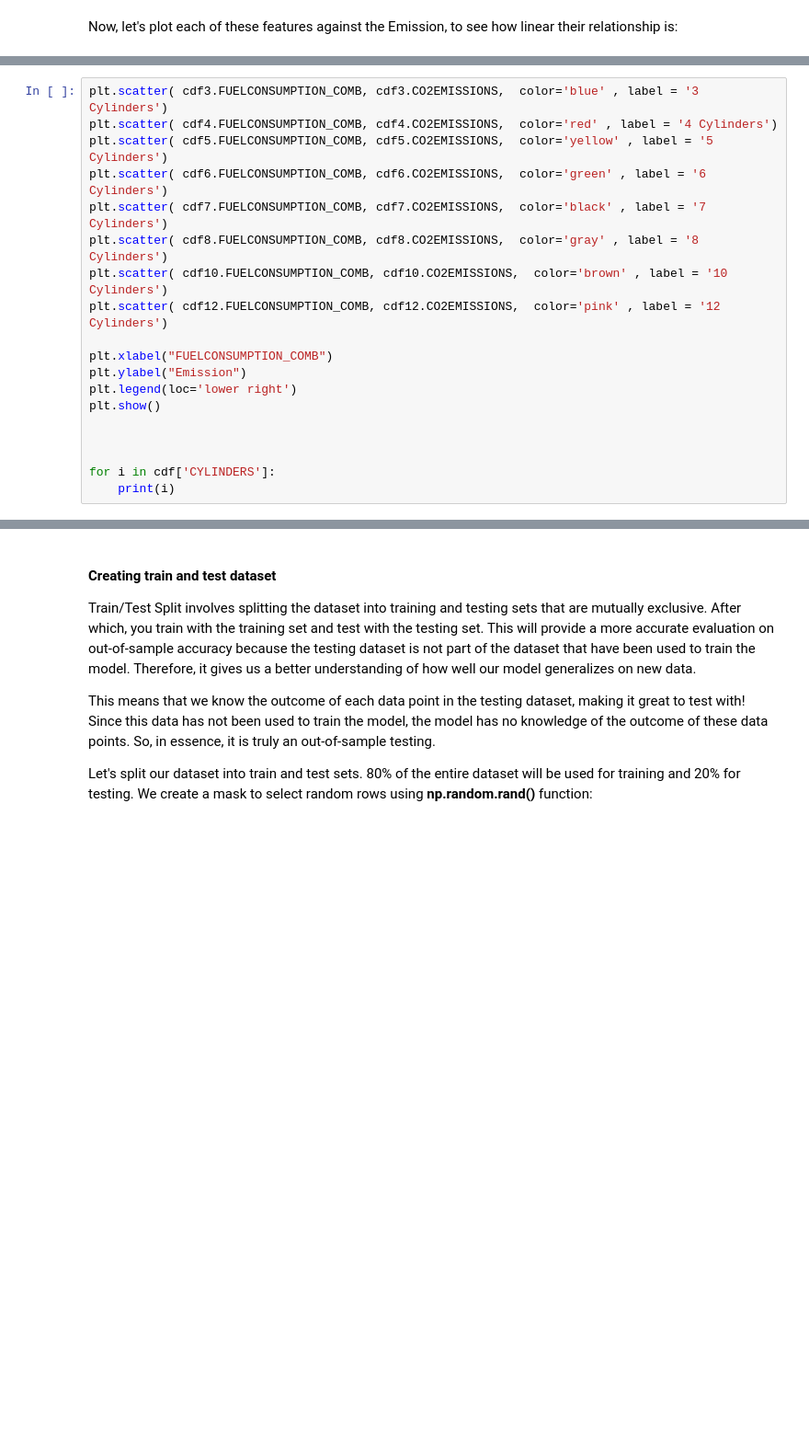
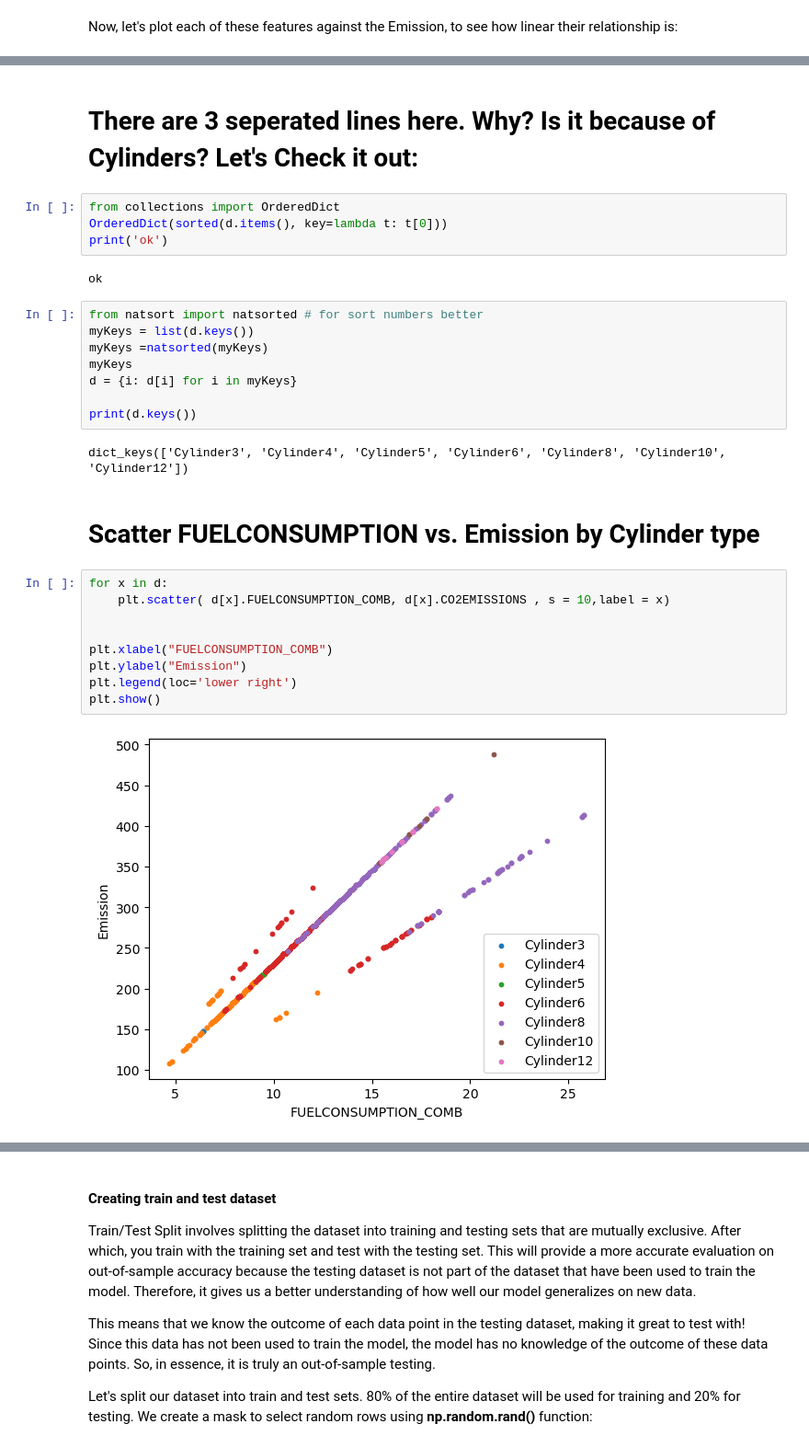
Before and after one commit to nimahamed88/Machine-Learning, a Jupyter notebook: machine_learning_with_python__Jadi/ML0101EN-Reg-Simple-Linear-Regression-Co2.ipynb, the cells around one changed output, grey strips where cells are left out. Shown: that part at 92% size. Cells and saved outputs as stored; diff of their text form; blank space fills up the shorter version.

```diff
--- a/machine_learning_with_python__Jadi/ML0101EN-Reg-Simple-Linear-Regression-Co2.ipynb
+++ b/machine_learning_with_python__Jadi/ML0101EN-Reg-Simple-Linear-Regression-Co2.ipynb
@@ -136,19 +181,31 @@ plt.show()
-# %%
-plt.scatter( cdf3.FUELCONSUMPTION_COMB, cdf3.CO2EMISSIONS,  color='blue' , label = '3 Cylinders')
-plt.scatter( cdf4.FUELCONSUMPTION_COMB, cdf4.CO2EMISSIONS,  color='red' , label = '4 Cylinders')
-plt.scatter( cdf5.FUELCONSUMPTION_COMB, cdf5.CO2EMISSIONS,  color='yellow' , label = '5 Cylinders')
-plt.scatter( cdf6.FUELCONSUMPTION_COMB, cdf6.CO2EMISSIONS,  color='green' , label = '6 Cylinders')
-plt.scatter( cdf7.FUELCONSUMPTION_COMB, cdf7.CO2EMISSIONS,  color='black' , label = '7 Cylinders')
-plt.scatter( cdf8.FUELCONSUMPTION_COMB, cdf8.CO2EMISSIONS,  color='gray' , label = '8 Cylinders')
-plt.scatter( cdf10.FUELCONSUMPTION_COMB, cdf10.CO2EMISSIONS,  color='brown' , label = '10 Cylinders')
-plt.scatter( cdf12.FUELCONSUMPTION_COMB, cdf12.CO2EMISSIONS,  color='pink' , label = '12 Cylinders')
-
-plt.xlabel("FUELCONSUMPTION_COMB")
-plt.ylabel("Emission")
-plt.legend(loc='lower right')
-plt.show()
-
-
-
-for i in cdf['CYLINDERS']:
-    print(i)
+# %% [markdown]
+# There are 3 seperated lines here. Why? Is it because of Cylinders? Let's Check it out:
+# %%
+from collections import OrderedDict
+OrderedDict(sorted(d.items(), key=lambda t: t[0]))
+print('ok')
+# %% [output]
+ok
+# %%
+from natsort import natsorted # for sort numbers better
+myKeys = list(d.keys())
+myKeys =natsorted(myKeys)
+myKeys
+d = {i: d[i] for i in myKeys}
+
+print(d.keys())
+# %% [output]
+dict_keys(['Cylinder3', 'Cylinder4', 'Cylinder5', 'Cylinder6', 'Cylinder8', 'Cylinder10', 'Cylinder12'])
+# %% [markdown]
+# Scatter FUELCONSUMPTION vs. Emission by Cylinder type
+# %%
+for x in d:
+    plt.scatter( d[x].FUELCONSUMPTION_COMB, d[x].CO2EMISSIONS , s = 10,label = x)
+
+
+plt.xlabel("FUELCONSUMPTION_COMB")
+plt.ylabel("Emission")
+plt.legend(loc='lower right')
+plt.show()
+# %% [output]
+[figure, added]
```
Also changed, not shown: parts of 14 cells of this notebook.
